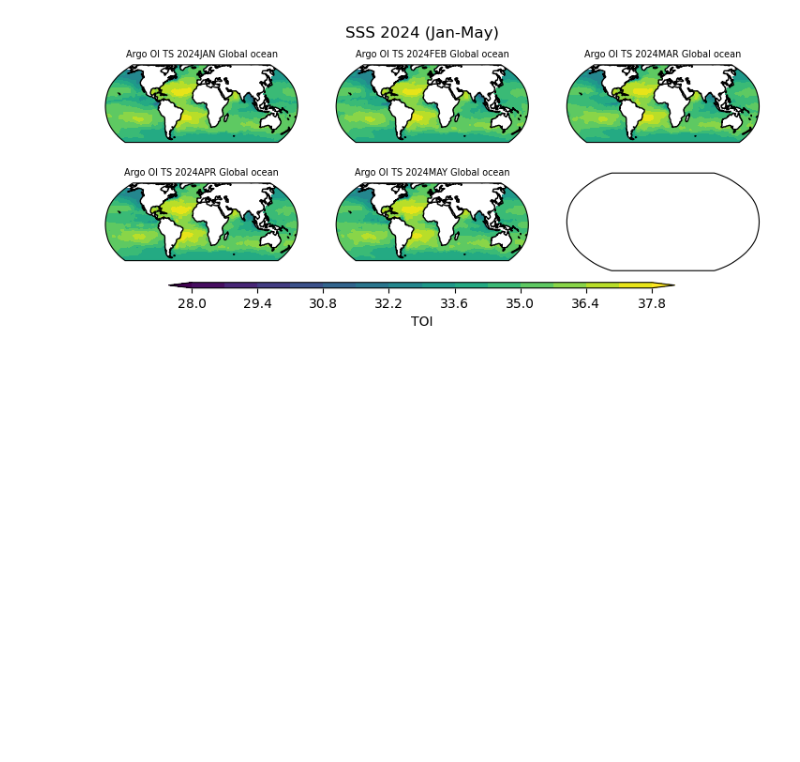
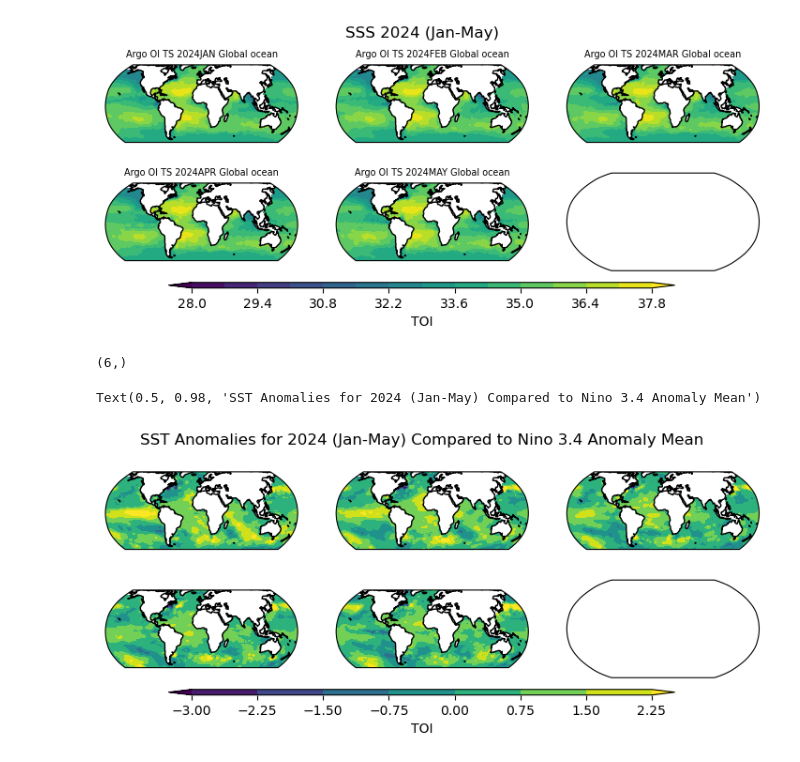
Before and after one commit to jwill96/clim680_project, a Jupyter notebook: CLIM 680_project.ipynb, the cells around one changed output. Cells and saved outputs as stored; diff of their text form; code cells hidden in the pictures; blank space fills up the shorter version.

```diff
--- a/CLIM 680_project.ipynb
+++ b/CLIM 680_project.ipynb
@@ -1111,3 +1125,50 @@ plt.suptitle('SSS 2024 (Jan-May)')
 (6,)
 Text(0.5, 0.98, 'SSS 2024 (Jan-May)')
 [figure]
+# %%
+#Subtracting the average nino3.4 anomaly values for each month from the anomaly values calculated with the JAMSTEC data
+#SST anomalies for 2024
+ds241_anom3 = ds241_anom - mean #I need to subtract the mean for each month
+ds242_anom3 = ds242_anom - mean
+ds243_anom3 = ds243_anom - mean
+ds244_anom3 = ds244_anom- mean
+ds245_anom3 = ds245_anom - mean
+ds2024_anom3 = [ds241_anom3, ds242_anom3, ds243_anom3, ds244_anom3, ds245_anom3]
+#ds2024_anom3
+# %%
+clevs=np.arange(-3,3,0.75) ##  values on the bar, can make the bins smaller with the third value
+fig, axs = plt.subplots(nrows=2,ncols=3, #subplots creates all the subplots you want in a single function
+                        subplot_kw={'projection': ccrs.Robinson()}, #Robinson projection
+                        figsize=(9,3))
+axs=axs.flatten()
+print(axs.shape)
+
+for i, month in enumerate(ds2024_anom3):
+
+    ds_toi = ds2024_anom3[i].sel(PRES=ds2024_anom3[i].PRES.values[0])
+
+    ds_toi,lons=add_cyclic_point(ds_toi,coord=ds2024_anom3[i]['LONGITUDE'])
+
+    # Contour plot
+    cs=axs[i].contourf(lons,ds2024_anom3[i]['LATITUDE'],ds_toi,clevs,
+                          transform = ccrs.PlateCarree(),extend='both')
+
+    # Draw the coastines for each subplot
+    axs[i].coastlines()
+
+
+
+
+cbar_ax = fig.add_axes([0.2, 0.05, 0.6, 0.02]) #.2 is 20% from the left side, 0.175 is 17.5% from the bottom,
+#0.6 is 60% of the total width of the color bar in comparison to the length of the box and 0.02 is
+#2% which is the space for the height of the colorbar
+
+# Draw the colorbar
+cbar=fig.colorbar(cs, cax=cbar_ax,orientation='horizontal',label='TOI') #label = '\u00b0C' gives you the degrees symbol
+
+
+plt.suptitle('SST Anomalies for 2024 (Jan-May) Compared to Nino 3.4 Anomaly Mean')
+# %% [output]
+(6,)
+Text(0.5, 0.98, 'SST Anomalies for 2024 (Jan-May) Compared to Nino 3.4 Anomaly Mean')
+[figure, added]
```
Also changed, not shown: parts of 7 cells of this notebook.
